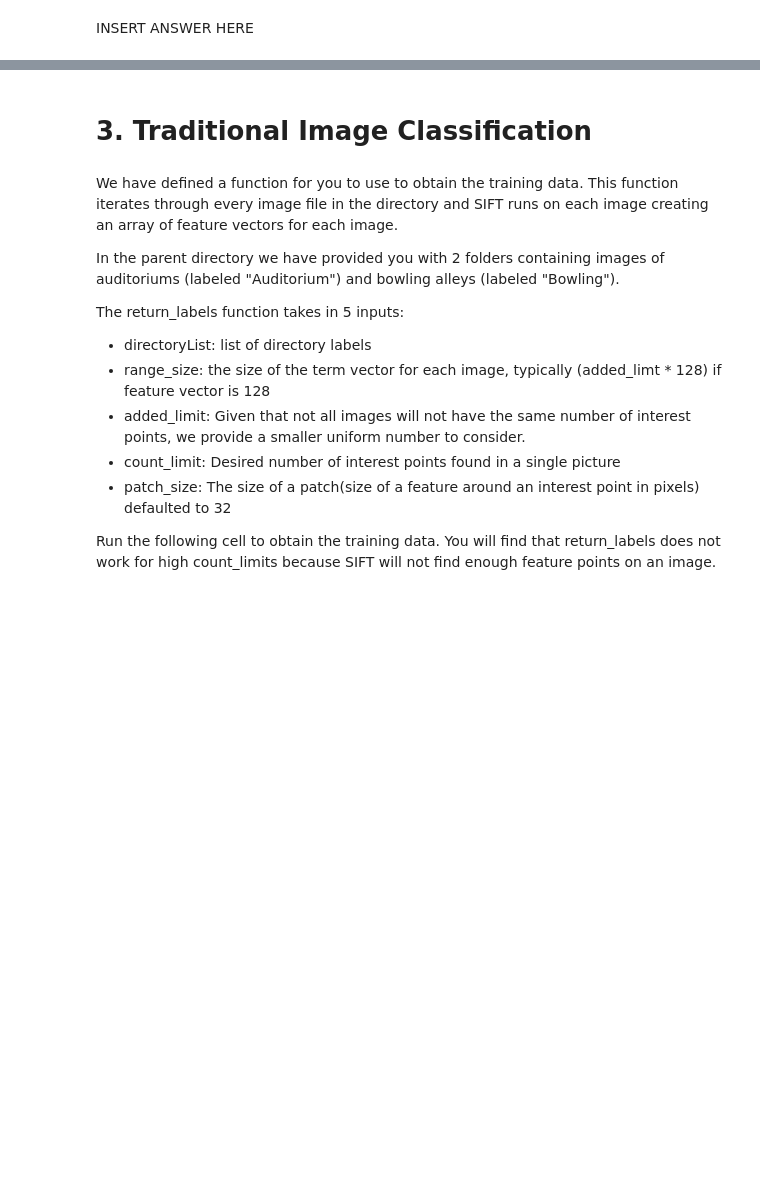
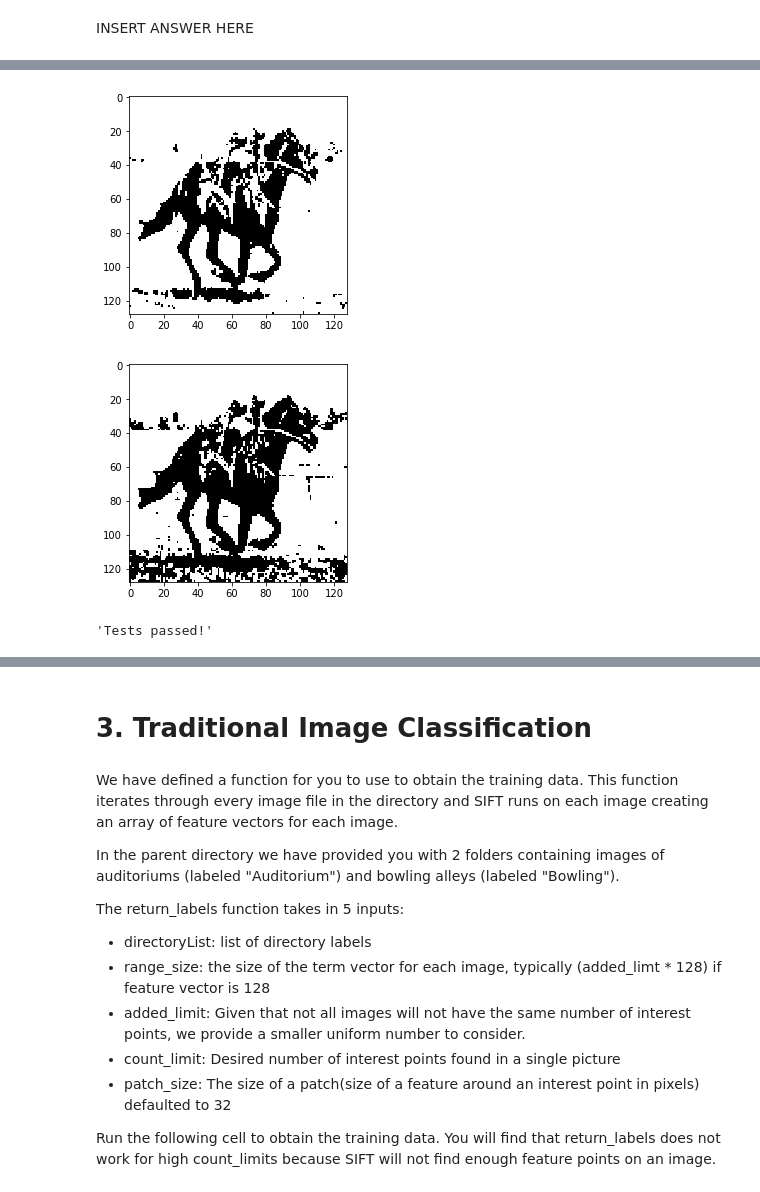
Before and after one commit to vontell/834-PSET, a Jupyter notebook: Image Classification-runthrough.ipynb, the cells around one changed output, grey strips where cells are left out. Saved outputs shown, nothing was run; the diff lists cells and outputs as text; code cells hidden in the pictures; blank space fills up the shorter version.

```diff
--- a/Image Classification-runthrough.ipynb
+++ b/Image Classification-runthrough.ipynb
@@ -60,0 +93,6 @@ INSERT ANSWER HERE
+# %%
+test_MSER(MSER)
+# %% [output]
+[figure, added]
+[figure, added]
+'Tests passed!'
```
Also changed, not shown: parts of 5 cells of this notebook, 3 other files.
